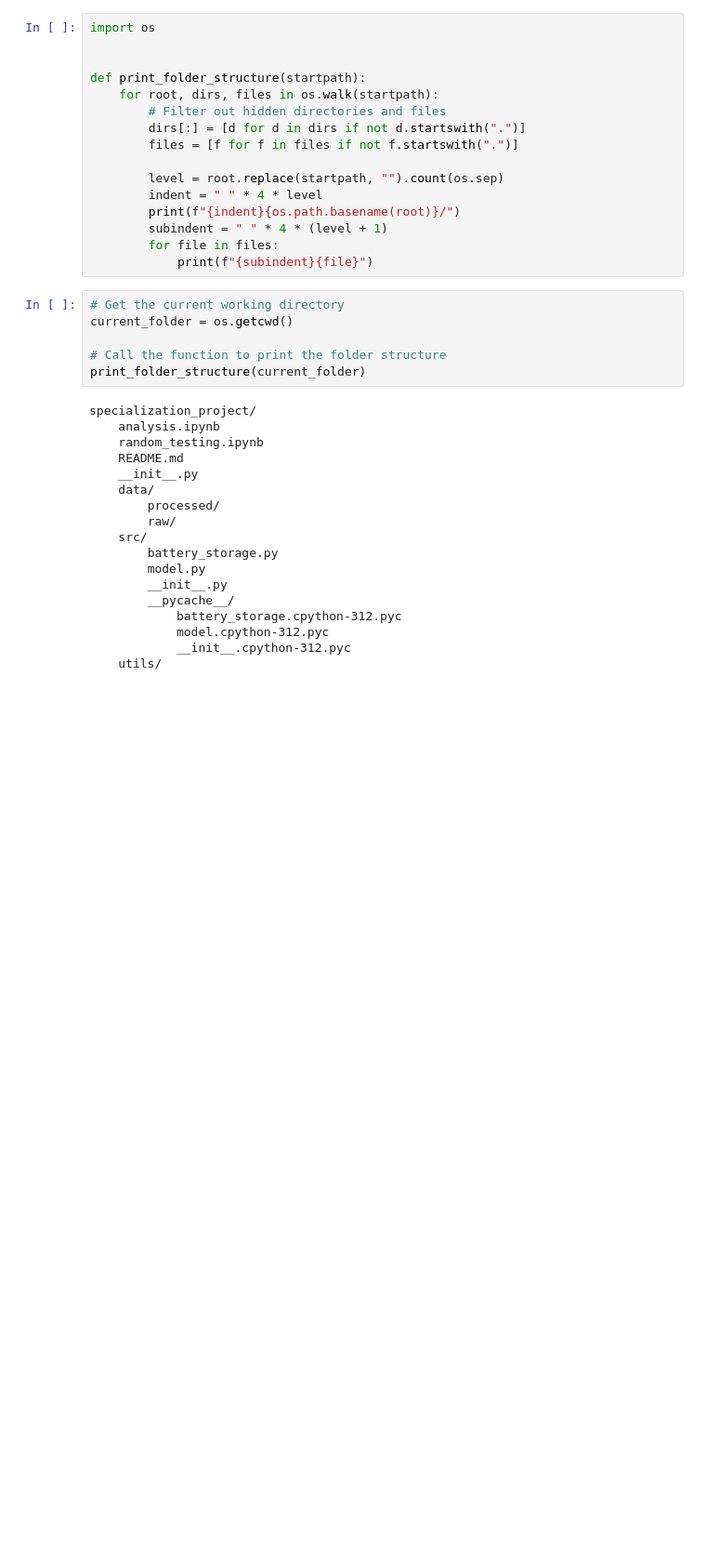
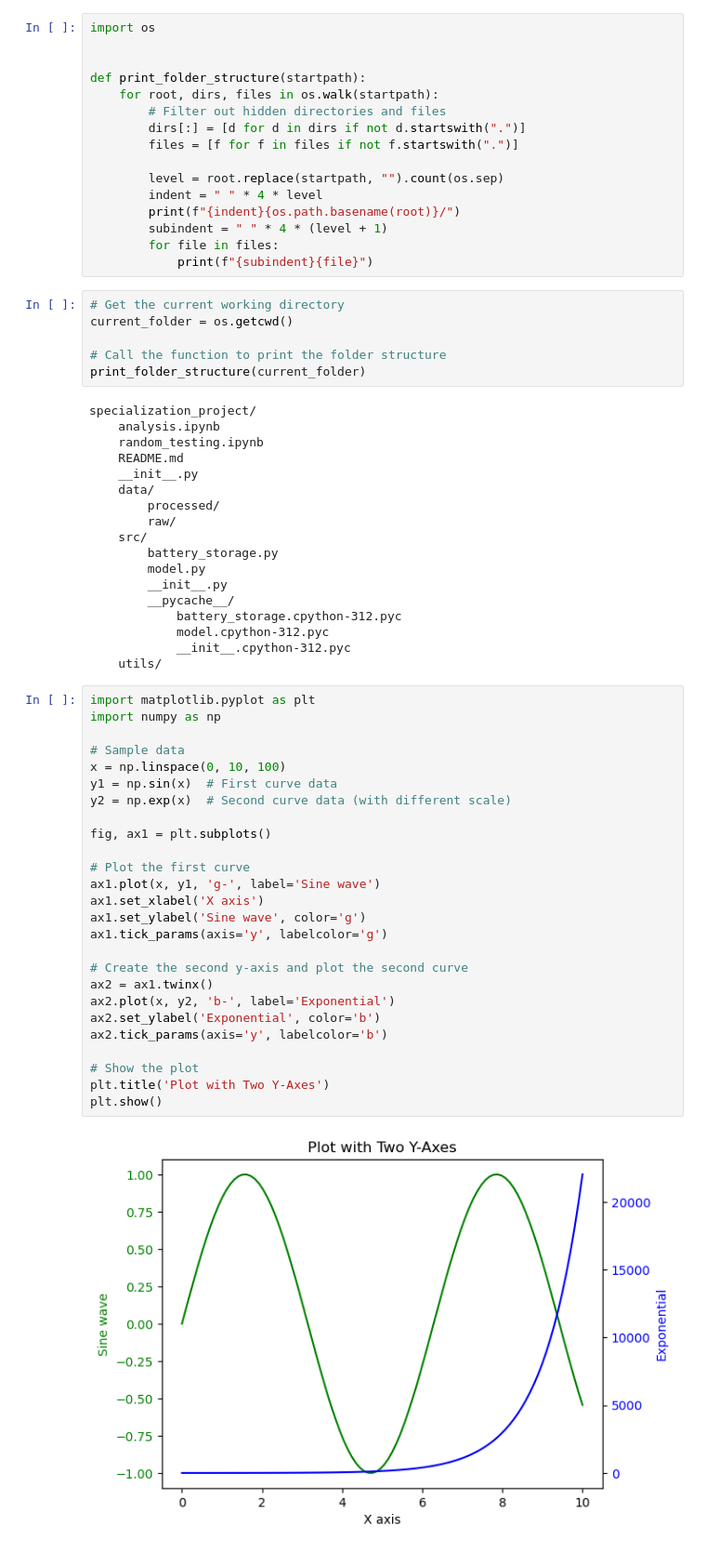
Before and after one commit to TinusAlsos/specialization_project, a Jupyter notebook: random_testing.ipynb, the cells around one changed output. Shown at 93% size. Drawn from its saved outputs; the diff is of its cells as text; blank space fills up the shorter version.

```diff
--- a/random_testing.ipynb
+++ b/random_testing.ipynb
@@ -38,3 +38,31 @@ specialization_project/
             model.cpython-312.pyc
             __init__.cpython-312.pyc
     utils/
+# %%
+import matplotlib.pyplot as plt
+import numpy as np
+
+# Sample data
+x = np.linspace(0, 10, 100)
+y1 = np.sin(x)  # First curve data
+y2 = np.exp(x)  # Second curve data (with different scale)
+
+fig, ax1 = plt.subplots()
+
+# Plot the first curve
+ax1.plot(x, y1, 'g-', label='Sine wave')
+ax1.set_xlabel('X axis')
+ax1.set_ylabel('Sine wave', color='g')
+ax1.tick_params(axis='y', labelcolor='g')
+
+# Create the second y-axis and plot the second curve
+ax2 = ax1.twinx()
+ax2.plot(x, y2, 'b-', label='Exponential')
+ax2.set_ylabel('Exponential', color='b')
+ax2.tick_params(axis='y', labelcolor='b')
+
+# Show the plot
+plt.title('Plot with Two Y-Axes')
+plt.show()
+# %% [output]
+[figure, added]
```
Also changed, not shown: 6 other files.
